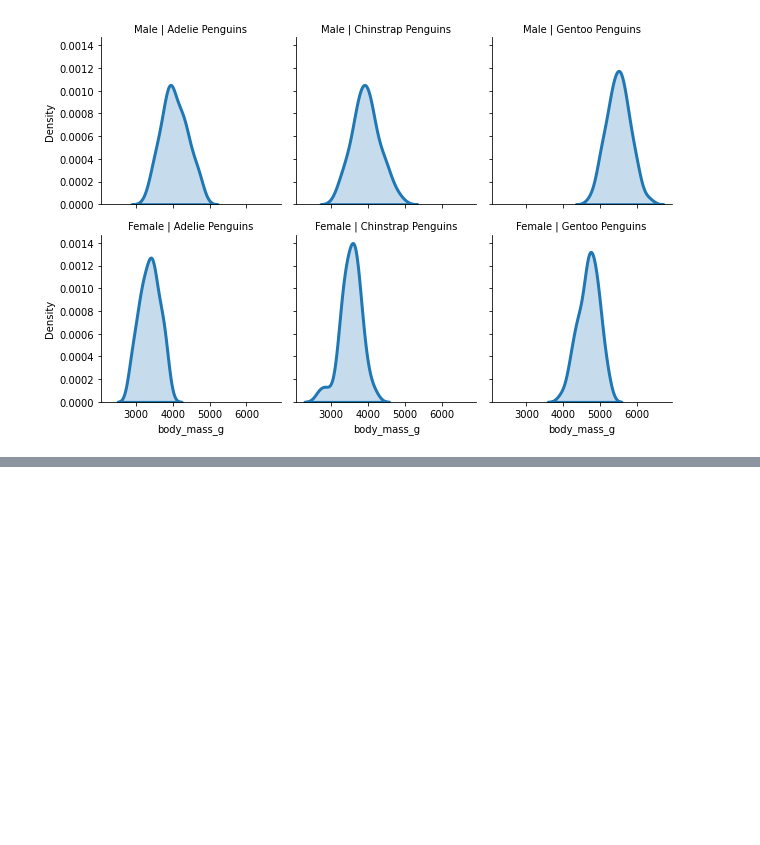
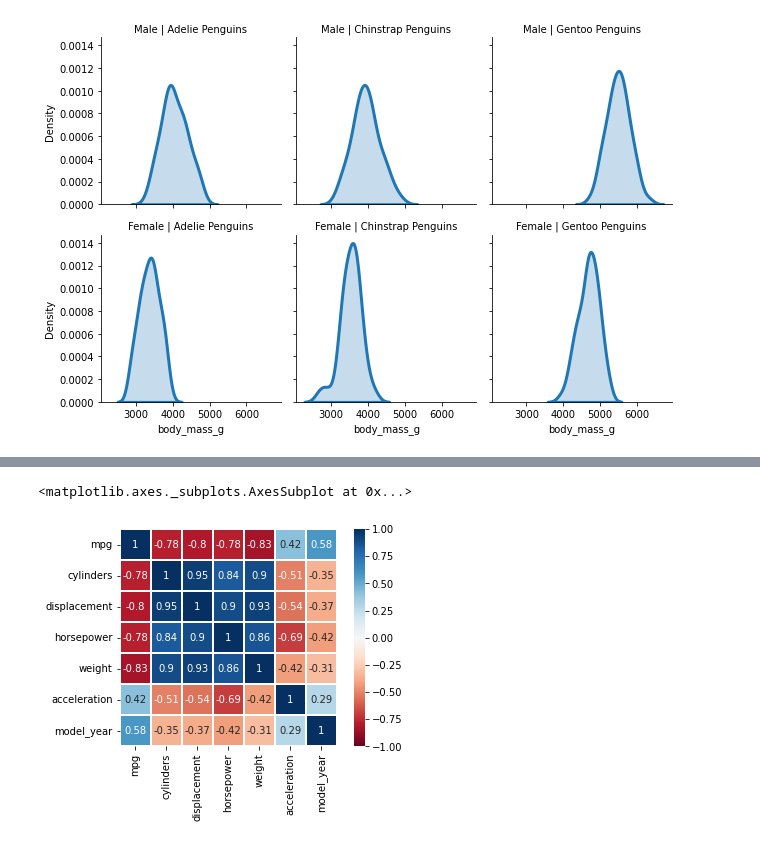
Before and after one commit to ShakilM26/Data-Visualization, a Jupyter notebook: seaborn2.ipynb, the cells around one changed output, grey strips where cells are left out. Saved outputs shown, nothing was run; the diff lists cells and outputs as text; code cells hidden in the pictures; blank space fills up the shorter version.

```diff
--- a/seaborn2.ipynb
+++ b/seaborn2.ipynb
@@ -37,0 +75,8 @@ g.set_titles(row_template='{row_name}', col_template='{col_name} Penguins')
+# %%
+# Correlation
+
+sns.heatmap(df.corr(), cmap='RdBu', center=0, annot=True,
+            vmax=1, vmin=-1, linecolor='white', linewidth=1, square=True)
+# %% [output]
+<matplotlib.axes._subplots.AxesSubplot at 0x...>
+[figure, added]
```
Also changed, not shown: parts of 19 cells of this notebook.
